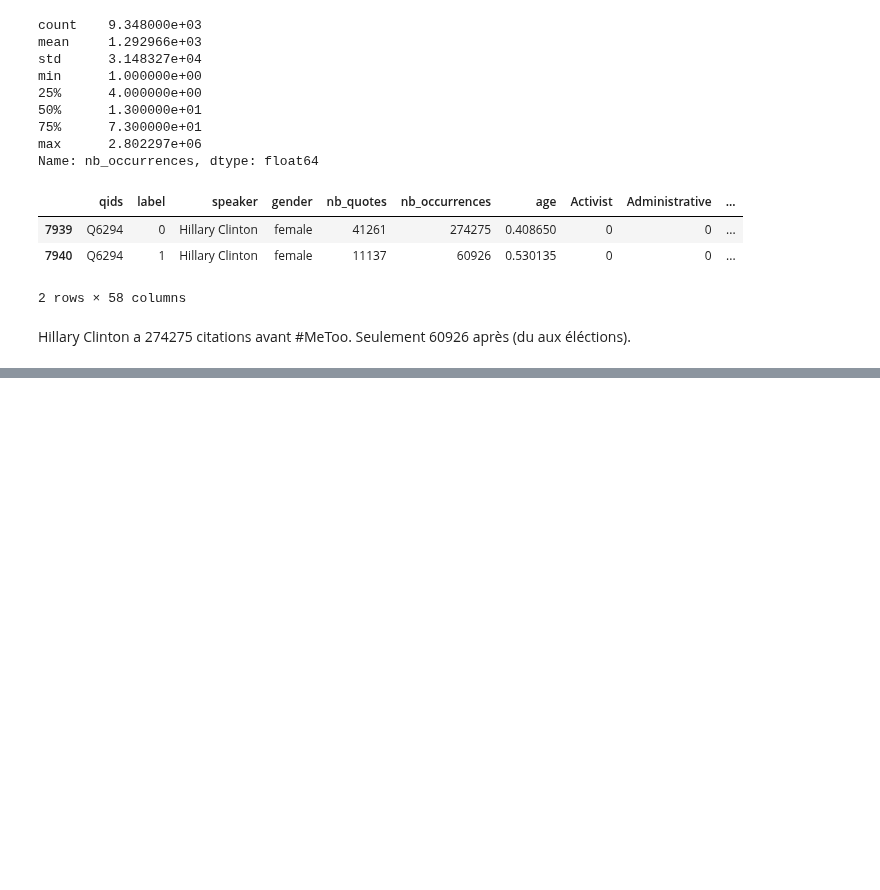
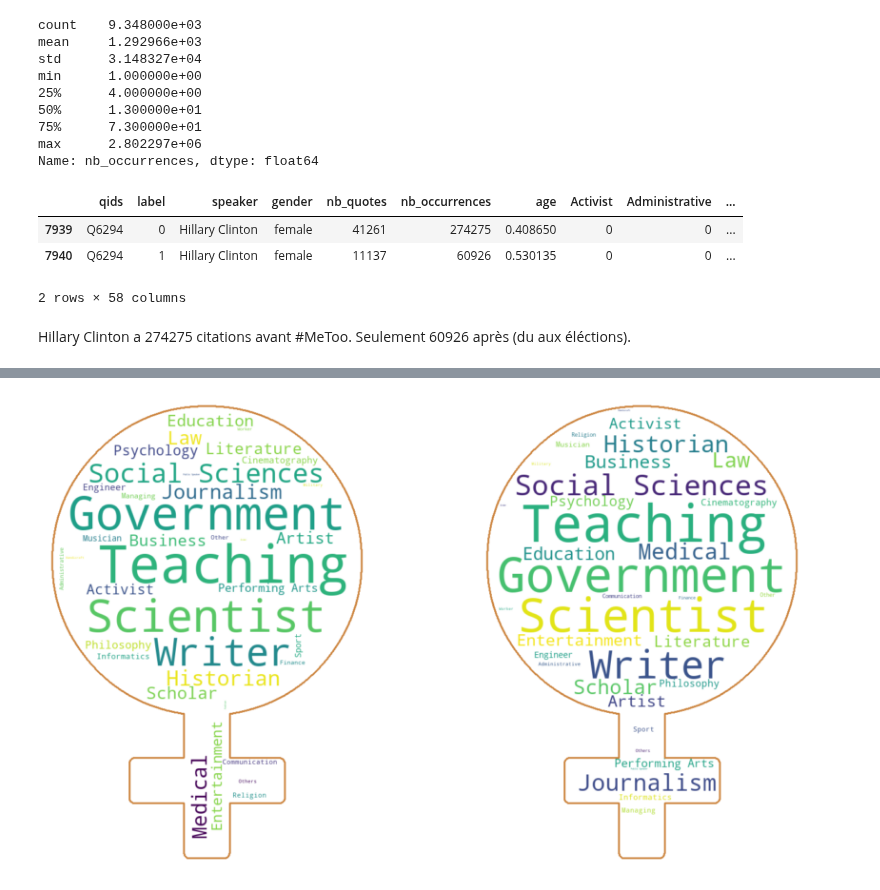
Before and after one commit to janougome/ADA-team, a Jupyter notebook: Milestone3.ipynb, the cells around one changed output, grey strips where cells are left out. Drawn from its saved outputs; the diff is of its cells as text; code cells hidden in the pictures; blank space fills up the shorter version.

```diff
--- a/Milestone3.ipynb
+++ b/Milestone3.ipynb
@@ -428,0 +488,11 @@ Hillary Clinton a 274275 citations avant #MeToo. Seulement 60926 après (du aux
+# %%
+df_occ_female_before = balanced_female[balanced_female['label']==0].occupation.explode(ignore_index=True)
+df_occ_female_after = balanced_female[balanced_female['label']==1].occupation.explode(ignore_index=True)
+# %%
+#Compute the reprensented occupations for female speakers before me too
+most_occ_female_before=pd.DataFrame(Counter(df_occ_female_before).most_common(),columns =['occupation', 'nb_occurences'])
+print(most_occ_female_before.head())
+
+#Compute the reprensented occupations for female speakers after me too
+most_occ_female_after=pd.DataFrame(Counter(df_occ_female_after).most_common(),columns =['occupation', 'nb_occurences'])
+print(most_occ_female_after.head())
@@ -428,0 +512,13 @@ Hillary Clinton a 274275 citations avant #MeToo. Seulement 60926 après (du aux
+# %%
+
+Worldcloud_before = create_Worldcloud(most_occ_female_before,'data/female.png')
+Worldcloud_after = create_Worldcloud(most_occ_female_after,'data/female.png')
+# %%
+fig,ax = plt.subplots(1,2, figsize=(15,15))
+ax[0].imshow(Worldcloud_before, cmap=plt.cm.gray, interpolation="bilinear")
+ax[0].axis("off")
+ax[1].imshow(Worldcloud_after, cmap=plt.cm.gray, interpolation="bilinear")
+ax[1].axis("off")
+plt.show()
+# %% [output]
+[figure, added]
```
Also changed, not shown: parts of 12 cells of this notebook, 3 other files.
